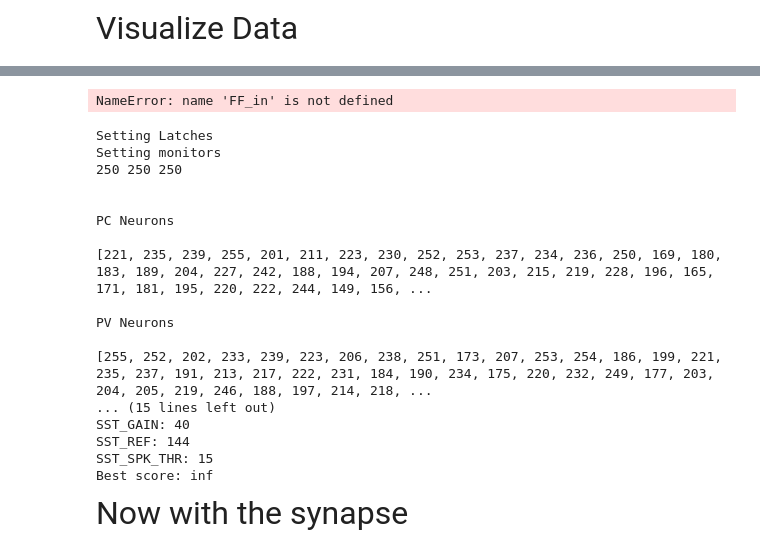
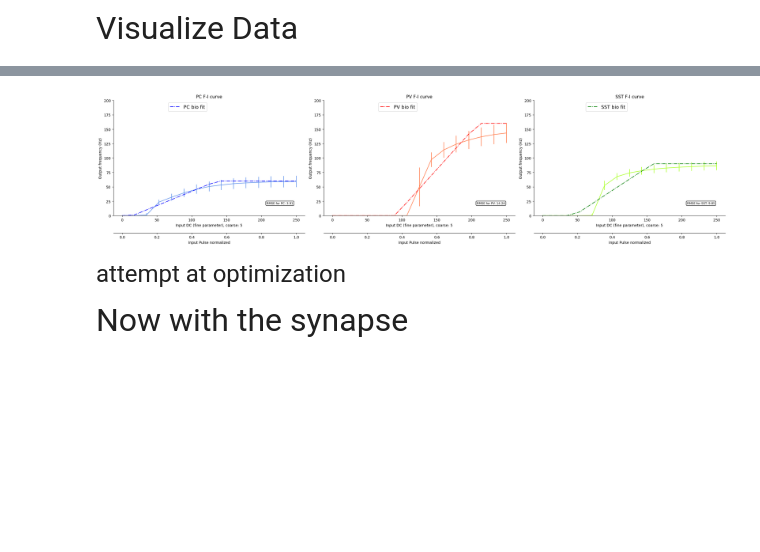
Before and after one commit to Aramatos/dynapse2_adaptation, a Jupyter notebook: F-I.ipynb, the cells around one changed output, grey strips where cells are left out. Saved outputs shown, nothing was run; the diff lists cells and outputs as text; code cells hidden in the pictures; blank space fills up the shorter version.

Commit message:
'updated SFA, FI and heatmaps'

```diff
--- a/F-I.ipynb
+++ b/F-I.ipynb
@@ -80,7 +78,7 @@ import json
 from scipy.optimize import differential_evolution
 
 # load initial guess of parameters, also includes others
-neuron_config = neuron_configs()
+neuron_config = neuron_configs_bio.config()
 
 # parameters to tune
 param_bounds = {
@@ -168,4 +165,8 @@ FF_output = np.load(data_type_path+'/FF_output.npy', allow_pickle=True)
 # %%
+[FF_in, FF_out_PC, FF_out_PV, FF_out_SST, FF_cv] = FF_output
+
+max_val = 1
+
 window=len(FF_in)
 means_PC = np.mean(FF_out_PC, axis=0)[:window]
 stds_PC = np.std(FF_out_PC, axis=0)[:window]
@@ -223,54 +224,37 @@ for i, ax in enumerate(axs):
     # Plot the fitted curves
     ax2 = ax.twiny()
     ax2.plot(normalized_FF_in, fit, fit_color, label=f'{label} bio fit')
     ax2.set_ylim(0, 200)
 
     # Offset the twin axis below the host
     ax2.spines["bottom"].set_position(("axes", -0.15))
 
     # Remove right and top borders
     ax.spines['right'].set_visible(False)
     ax.spines['top'].set_visible(False)
     ax2.spines['right'].set_visible(False)
     ax2.spines['top'].set_visible(False)
 
     ax2.set_xlabel('Input Pulse normalized')
 
     # Move twinned axis ticks and label from top to bottom
     ax2.xaxis.set_ticks_position("bottom")
     ax2.xaxis.set_label_position("bottom")
 
     # Legend
     ax2.legend(bbox_to_anchor=(.5, 1), loc='upper right', fontsize=13)
 
     # Create input annotation with rmse errors rounded to two decimal places
     input_annotation = f'RMSE for {label}: {np.round(rmse, 2)}'
     ax.annotate(input_annotation, xy=(.8, 0.1), xycoords='axes fraction', size=8, bbox=dict(boxstyle="round", fc="w"))
 
 plt.tight_layout()
 plt.show()
 # %% [output]
-NameError: name 'FF_in' is not defined
+[figure, added]
-# %%
-rmse_PC,rmse_PV,rmse_SST=Fit_FI_Curves(FF_output,neuron_config,max_val=250/250,plot=True)
-# %% [output]
-Setting Latches
-Setting monitors
-250 250 250
-
-
-PC Neurons
-
-[221, 235, 239, 255, 201, 211, 223, 230, 252, 253, 237, 234, 236, 250, 169, 180, 183, 189, 204, 227, 242, 188, 194, 207, 248, 251, 203, 215, 219, 228, 196, 165, 171, 181, 195, 220, 222, 244, 149, 156, ...
-
-PV Neurons
-
-[255, 252, 202, 233, 239, 223, 206, 238, 251, 173, 207, 253, 254, 186, 199, 221, 235, 237, 191, 213, 217, 222, 231, 184, 190, 234, 175, 220, 232, 249, 177, 203, 204, 205, 219, 246, 188, 197, 214, 218, ...
-... (15 lines left out)
-SST_GAIN: 40
-SST_REF: 144
-SST_SPK_THR: 15
-Best score: inf
+# %% [markdown]
+
+<font size=5> attempt at optimization
 # %% [markdown]
 <font size=7> Now with the synapse
 # %%
```
Also changed, not shown: parts of 3 cells of this notebook, 6 other files.
